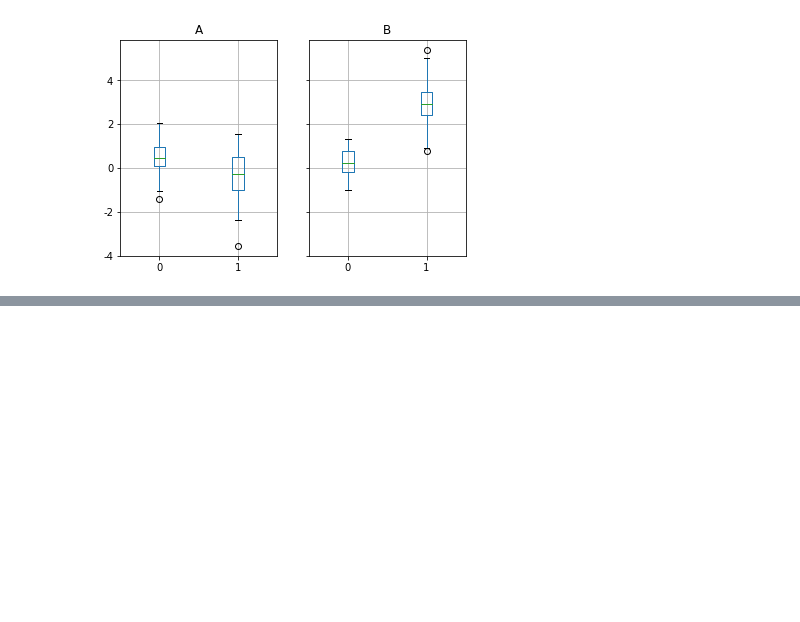
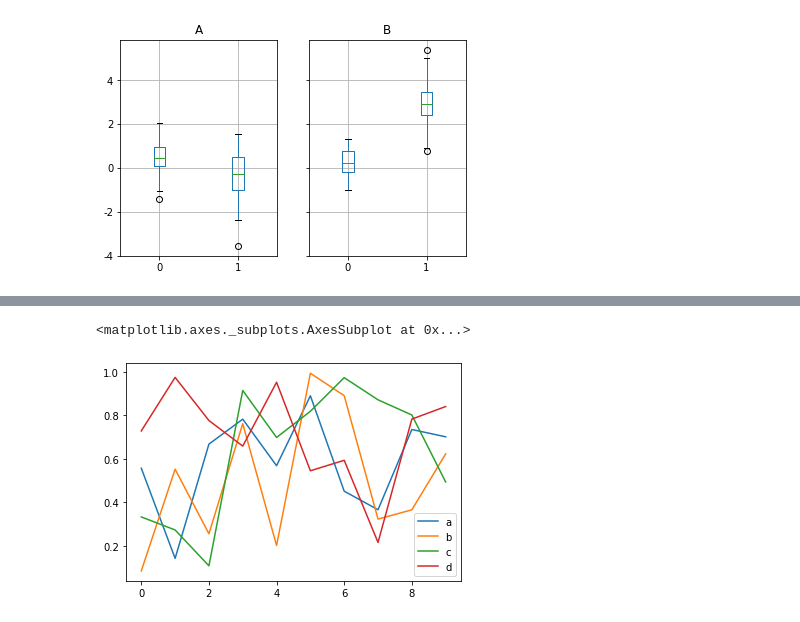
Before and after one commit to anew0m/AStudy_Pandas-basic, a Jupyter notebook: study/11_데이터_시각화_Plotting_기능_활용하기.ipynb, the cells around one changed output, grey strips where cells are left out. Drawn from its saved outputs; the diff is of its cells as text; code cells hidden in the pictures; blank space fills up the shorter version.

```diff
--- a/study/11_데이터_시각화_Plotting_기능_활용하기.ipynb
+++ b/study/11_데이터_시각화_Plotting_기능_활용하기.ipynb
@@ -695,0 +735,5 @@ bp = df_box.groupby('g').boxplot()
+# %%
+df.plot()
+# %% [output]
+<matplotlib.axes._subplots.AxesSubplot at 0x...>
+[figure, added]
```
Also changed, not shown: parts of 68 cells of this notebook.
